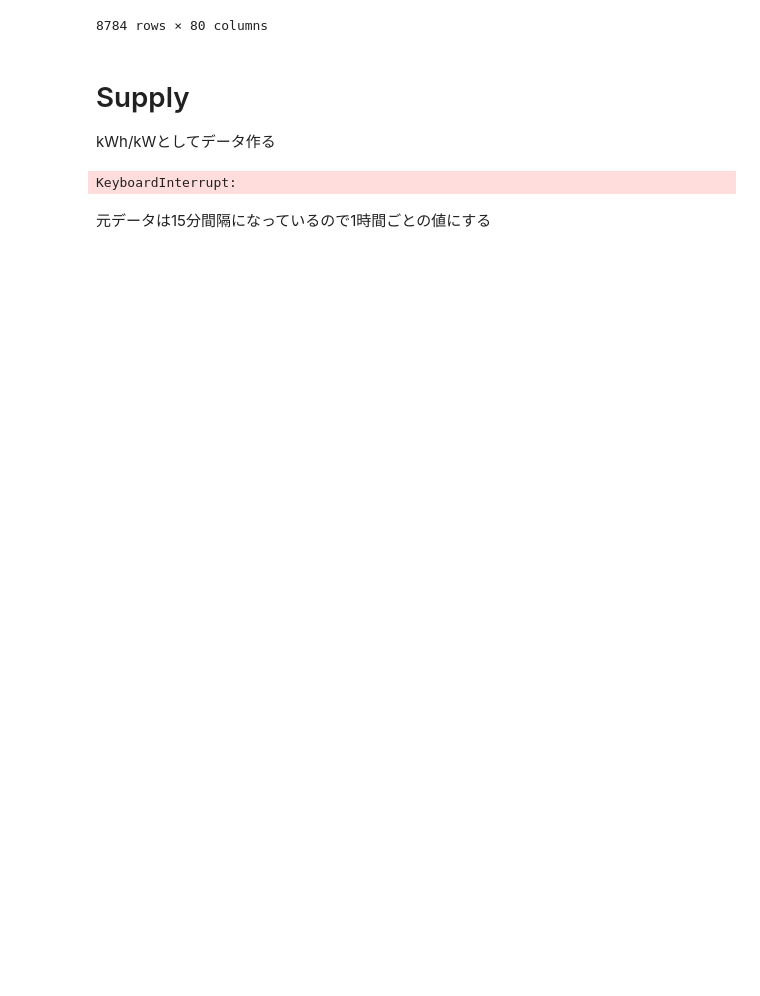
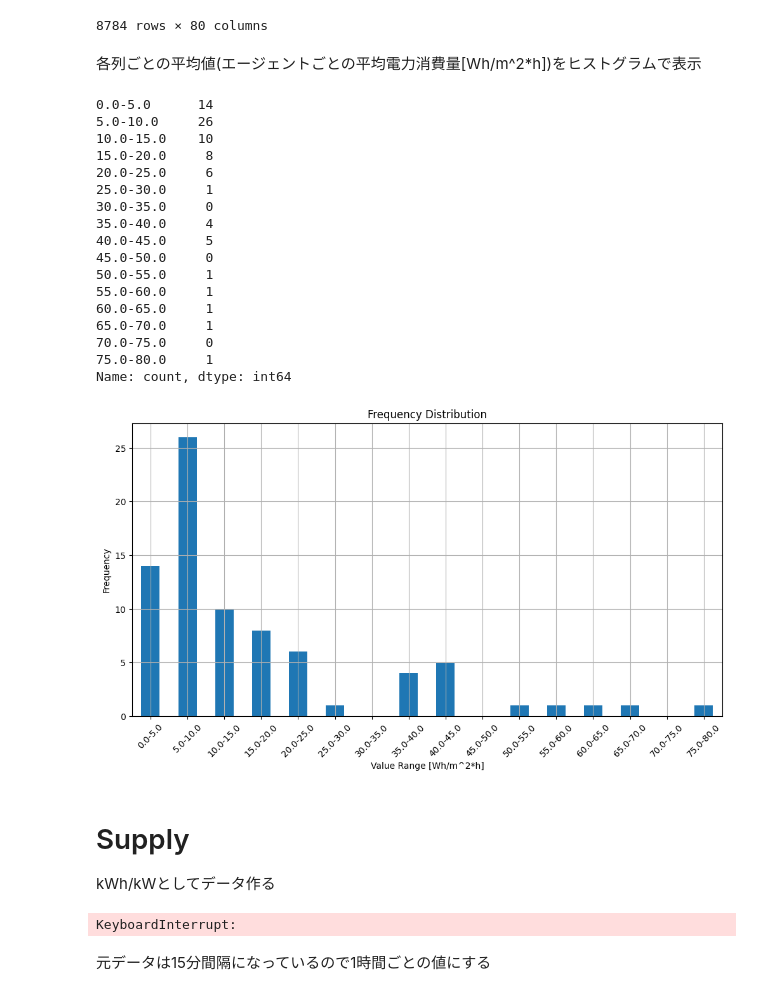
Before and after one commit to moooyu1121/master_thesis_model, a Jupyter notebook: data_preprocess.ipynb, the cells around one changed output. Cells and saved outputs as stored; diff of their text form; code cells hidden in the pictures; blank space fills up the shorter version.

Commit message:
update data preprocess

```diff
--- a/data_preprocess.ipynb
+++ b/data_preprocess.ipynb
@@ -143,6 +143,59 @@ df_demand_ca
 | 8782 | 2016-12-31 22:00:00 | 3.962963 | 2.744043 | 3.105725 | 20.422193 | ... |
 | 8783 | 2016-12-31 23:00:00 | 3.962963 | 2.478490 | 3.105725 | 20.725493 | ... |
 8784 rows × 80 columns
+# %% [markdown]
+各列ごとの平均値(エージェントごとの平均電力消費量[Wh/m^2*h])をヒストグラムで表示
+# %%
+df_demand_ca_no_timestamp = df_demand_ca.drop('timestamp', axis=1)
+averages = df_demand_ca_no_timestamp.mean()
+data = averages
+# 値を等間隔にグループ分け
+# bins = np.linspace(data.min(), data.max(), 11)
+# labels = [f'{bins[i]:.2f}-{bins[i+1]:.2f}' for i in range(len(bins)-1)]
+# data_binned = pd.cut(data, bins=bins, labels=labels, include_lowest=True)
+
+# 最小値と最大値を取得
+min_val = data.min()
+max_val = data.max()
+
+# 5刻みでグループ分けするためのビンの境界を作成
+bins = np.arange(min_val - (min_val % 5), max_val + 5 - (max_val % 5) + 5, 5)
+labels = [f'{bins[i]}-{bins[i+1]}' for i in range(len(bins)-1)]
+
+# グループ分け
+data_binned = pd.cut(data, bins=bins, labels=labels, include_lowest=True, right=False)
+
+# 出現頻度分布の計算
+frequency_distribution = data_binned.value_counts().sort_index()
+
+# 結果の表示
+print(frequency_distribution)
+
+# プロット
+frequency_distribution.plot(kind='bar', figsize=(12, 6), rot=45, title='Frequency Distribution')
+plt.xlabel('Value Range [Wh/m^2*h]')
+plt.ylabel('Frequency')
+plt.grid(True)
+plt.show()
+# %% [output]
+0.0-5.0      14
+5.0-10.0     26
+10.0-15.0    10
+15.0-20.0     8
+20.0-25.0     6
+25.0-30.0     1
+30.0-35.0     0
+35.0-40.0     4
+40.0-45.0     5
+45.0-50.0     0
+50.0-55.0     1
+55.0-60.0     1
+60.0-65.0     1
+65.0-70.0     1
+70.0-75.0     0
+75.0-80.0     1
+Name: count, dtype: int64
+[figure, added]
 # %% [markdown]
 # Supply
 
```
Also changed, not shown: 1 other file.
